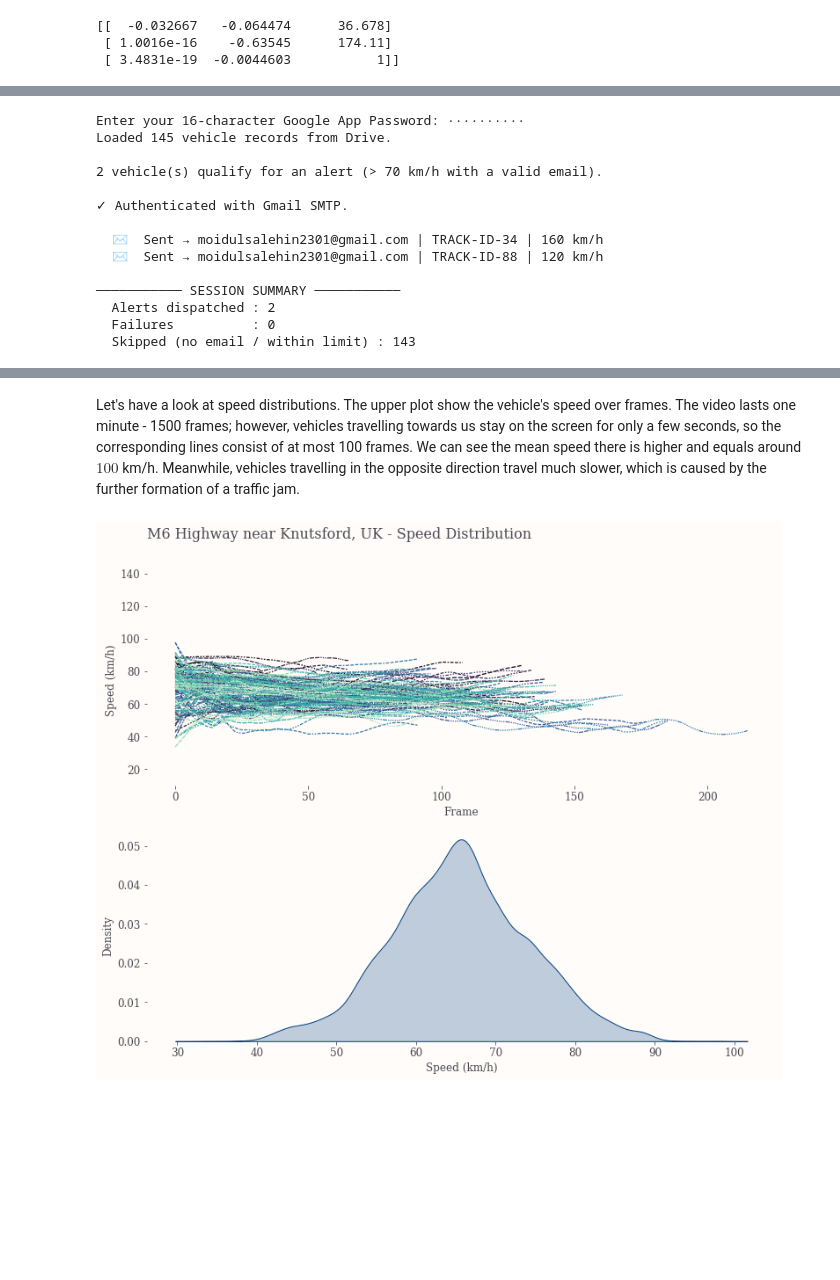
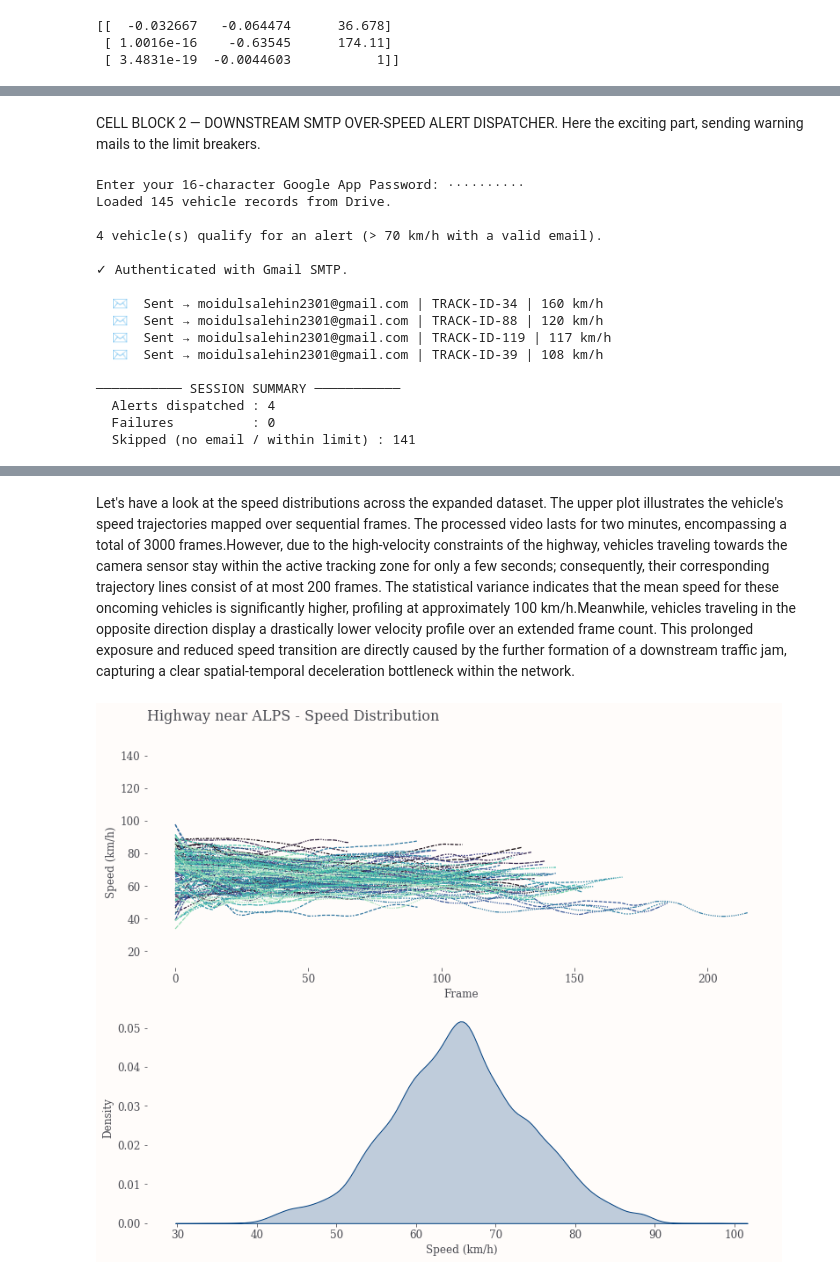
Before and after one commit to JinSakay99/Automobile-Speed-Monitoring-through-Computer-Vision, a Jupyter notebook: ProjectCapstone.ipynb, the cells around one changed output, grey strips where cells are left out. Saved outputs shown, nothing was run; the diff lists cells and outputs as text; code cells hidden in the pictures; blank space fills up the shorter version.

```diff
--- a/ProjectCapstone.ipynb
+++ b/ProjectCapstone.ipynb
@@ -399,7 +394,7 @@ The most interesting and helpful thing here is the polygonal zone that masks out
 # %%
 # ============================================================================
 #  CELL BLOCK 1 — MAIN INFERENCE PIPELINE  (v2: proximity-gated OCR)
-#  Replaces your existing `yolo = YOLO("yolo11m.pt", ...)` + detection-loop cell.
+#
 #
 #  Requires these to already exist from your earlier cells (unchanged):
 #     SOURCE_VIDEO, video_info, FPS, mapper, zone, Speedometer,
@@ -421,7 +416,7 @@ from ultralytics import YOLO
 
 # ----------------------------- CONFIGURATION --------------------------------
 EXCEL_PATH   = "/content/drive/MyDrive/Highway_Traffic_Enforcement_Database.xlsx"
-OUTPUT_VIDEO = "m6-motorway-annotated.mp4"
+OUTPUT_VIDEO = "output.mp4"
 
 CLASSES = [2, 3, 5, 7]          # car, motorcycle, bus, truck
 CONF    = 0.4                   # detection confidence threshold
@@ -430,7 +425,7 @@ CONF    = 0.4                   # detection confidence threshold
 # OCR now fires only when a vehicle is physically close to the camera, is still
 # approaching (not already receding), and the plate patch is actually sharp.
 #
-# Your world mapping is: image y=274 (horizon) -> world y=0
+# My world mapping is: image y=274 (horizon) -> world y=0
 #                        image y=540 (nearest) -> world y=120
 # so LARGER world-y means CLOSER to the camera.
 OCR_MIN_WORLD_Y     = 72.0   # metres: only OCR in the near ~40% of the zone
@@ -830,3 +825,6 @@ telemetry_df.head(15)
+# %% [markdown]
+CELL BLOCK 2 — DOWNSTREAM SMTP OVER-SPEED ALERT DISPATCHER.
+Here the exciting part, sending warning mails to the limit breakers.
 # %%
 # ============================================================================
 #  CELL BLOCK 2 — DOWNSTREAM SMTP OVER-SPEED ALERT DISPATCHER
@@ -991,15 +989,17 @@ print(f"  Skipped (no email / within limit) : {len(df) - len(pending)}")
 Enter your 16-character Google App Password: ··········
 Loaded 145 vehicle records from Drive.
 
-2 vehicle(s) qualify for an alert (> 70 km/h with a valid email).
+4 vehicle(s) qualify for an alert (> 70 km/h with a valid email).
 
 ✓ Authenticated with Gmail SMTP.
 
   ✉️  Sent → moidulsalehin2301@gmail.com | TRACK-ID-34 | 160 km/h
   ✉️  Sent → moidulsalehin2301@gmail.com | TRACK-ID-88 | 120 km/h
+  ✉️  Sent → moidulsalehin2301@gmail.com | TRACK-ID-119 | 117 km/h
+  ✉️  Sent → moidulsalehin2301@gmail.com | TRACK-ID-39 | 108 km/h
 
 ─────────── SESSION SUMMARY ───────────
-  Alerts dispatched : 2
+  Alerts dispatched : 4
   Failures          : 0
-  Skipped (no email / within limit) : 143
+  Skipped (no email / within limit) : 141
 # %%
@@ -1026,29 +1026,29 @@ Video(compressed, width=960, height=540)
 # %% [output]
 [interactive output not drawn]
 # %% [markdown]
- Let's have a look at speed distributions. The upper plot show the vehicle's speed over frames. The video lasts one minute - 1500 frames; however, vehicles travelling towards us stay on the screen for only a few seconds, so the corresponding lines consist of at most 100 frames. We can see the mean speed there is higher and equals around $100$ km/h. Meanwhile, vehicles travelling in the opposite direction travel much slower, which is caused by the further formation of a traffic jam.
+Let's have a look at the speed distributions across the expanded dataset. The upper plot illustrates the vehicle's speed trajectories mapped over sequential frames. The processed video lasts for two minutes, encompassing a total of 3000 frames.However, due to the high-velocity constraints of the highway, vehicles traveling towards the camera sensor stay within the active tracking zone for only a few seconds; consequently, their corresponding trajectory lines consist of at most 200 frames. The statistical variance indicates that the mean speed for these oncoming vehicles is significantly higher, profiling at approximately 100 km/h.Meanwhile, vehicles traveling in the opposite direction display a drastically lower velocity profile over an extended frame count. This prolonged exposure and reduced speed transition are directly caused by the further formation of a downstream traffic jam, capturing a clear spatial-temporal deceleration bottleneck within the network.
 # %%
 warnings.simplefilter("ignore")
 speed_df = pd.DataFrame.from_dict(speedometer.speeds, orient="index").transpose()
 speed_df = speed_df.clip(  # Remove extreme outliers and smooth the curve.
     lower=float(np.nanpercentile(speed_df, 1)),
     upper=float(np.nanpercentile(speed_df, 99)),
 ).apply(lambda x: savgol_filter(x, FPS, 2))
 
 fig, (ax1, ax2) = plt.subplots(2, 1, figsize=(11, 9), tight_layout=True)
 sns.lineplot(speed_df, palette="mako", linewidth=1.25, ax=ax1)
 ax1.set_xlabel("Frame")
 ax1.set_ylabel("Speed (km/h)")
 ax1.get_legend().set_visible(False)
 ax1.set_ylim(10, 140)
 ax1.set_title(
-    "M6 Highway near Knutsford, UK - Speed Distribution",
+    "Highway near ALPS - Speed Distribution",
     loc="left",
     pad=40,
 )
 sns.kdeplot(speed_df.to_numpy().ravel(), fill=True, color="#004080", linewidth=1, ax=ax2)
 ax2.set_xlabel("Speed (km/h)")
 ax2.set_ylabel("Density")
 plt.show()
 # %% [output]
-[figure, old version]
+[figure, new version]
```
Also changed, not shown: parts of 17 cells of this notebook.
